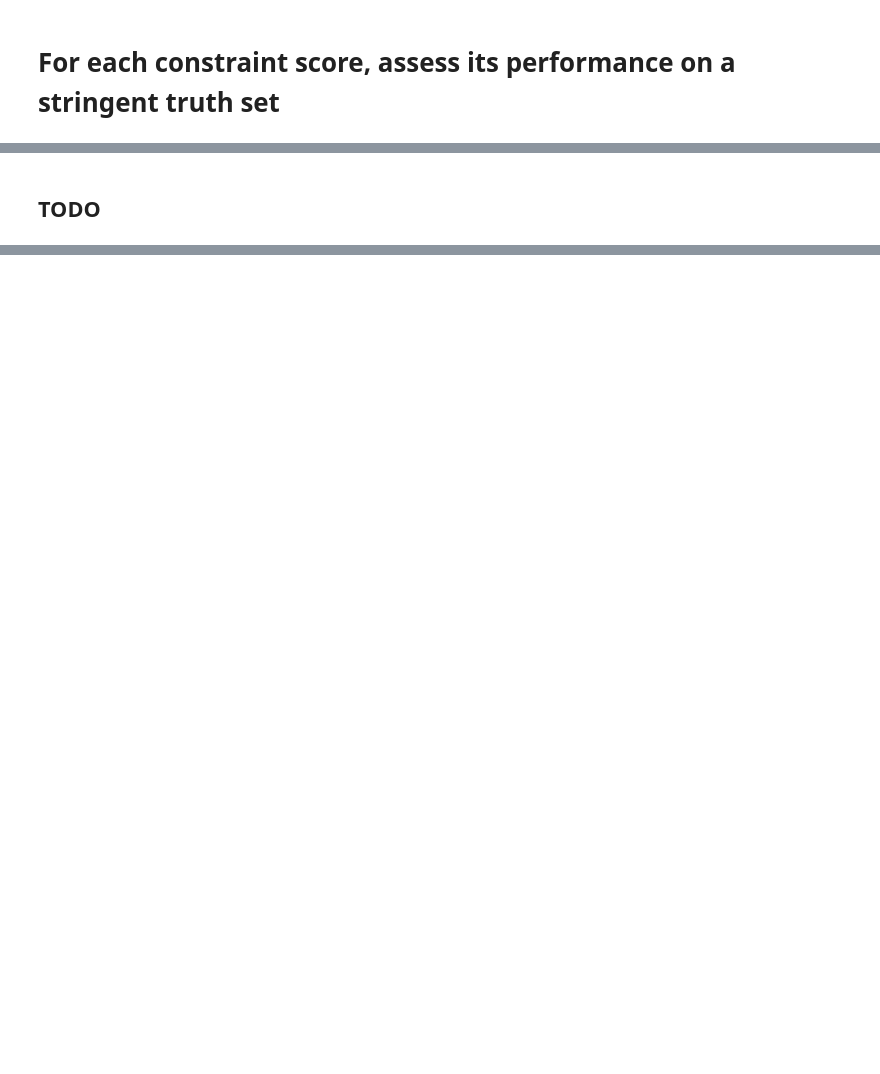
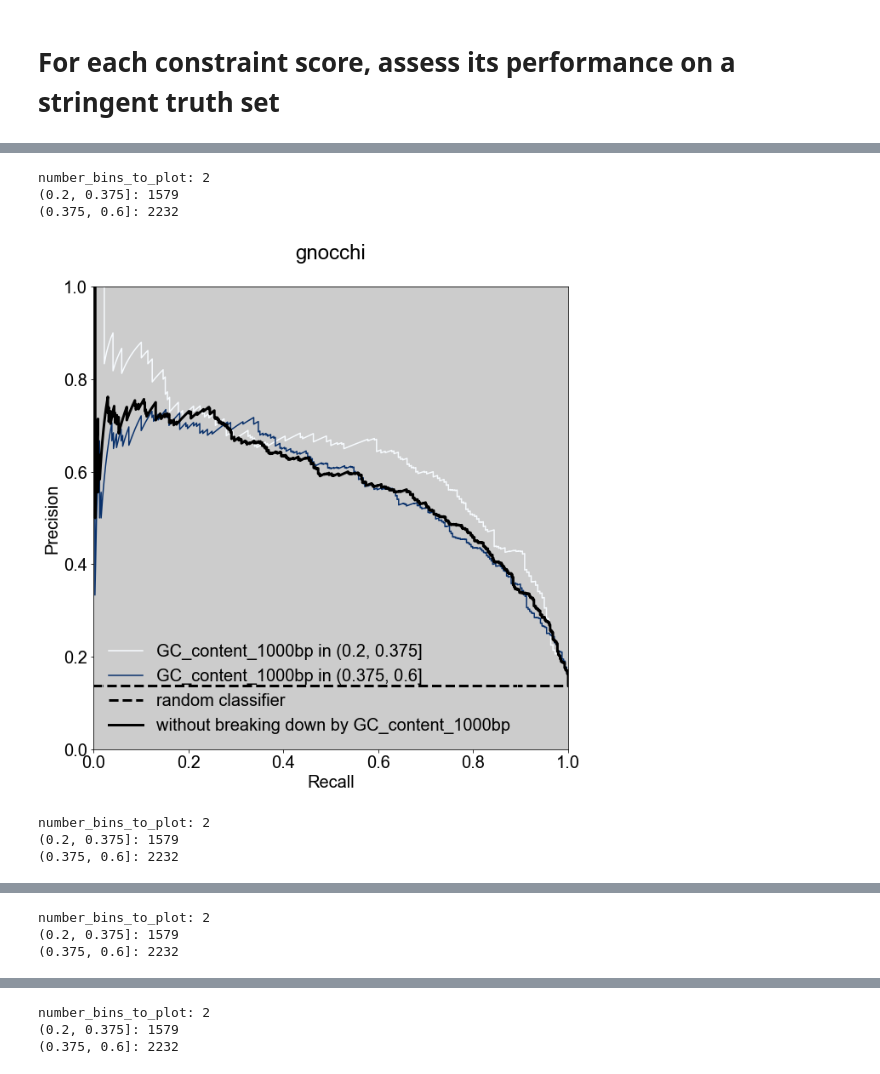
Before and after one commit to quinlan-lab/constraint-tools, a Jupyter notebook: papers/neutral_models_are_biased/8.labeled-enhancers/main.3.ipynb, the cells around one changed output, grey strips where cells are left out. Drawn from its saved outputs; the diff is of its cells as text; code cells hidden in the pictures; blank space fills up the shorter version.

```diff
--- a/papers/neutral_models_are_biased/8.labeled-enhancers/main.3.ipynb
+++ b/papers/neutral_models_are_biased/8.labeled-enhancers/main.3.ipynb
@@ -622,2 +505,0 @@ plot_area_under_curve_wrapper(
-# %% [markdown]
-## TODO
@@ -630,0 +506,14 @@ plot_area_under_curve_wrapper(
+# %%
+plot_area_under_curve_wrapper(
+    gc_window_size=1000,
+    feature='GC_content_1000bp',
+    bins=pd.IntervalIndex.from_tuples([(0.2, 0.375), (0.375, 0.6)]),
+)
+# %% [output]
+number_bins_to_plot: 2
+(0.2, 0.375]: 1579
+(0.375, 0.6]: 2232
+[figure, added]
+number_bins_to_plot: 2
+(0.2, 0.375]: 1579
+(0.375, 0.6]: 2232
@@ -630,0 +521,3 @@ plot_area_under_curve_wrapper(
+number_bins_to_plot: 2
+(0.2, 0.375]: 1579
+(0.375, 0.6]: 2232
@@ -630,0 +525,3 @@ plot_area_under_curve_wrapper(
+number_bins_to_plot: 2
+(0.2, 0.375]: 1579
+(0.375, 0.6]: 2232
```
Also changed, not shown: parts of 16 cells of this notebook.
